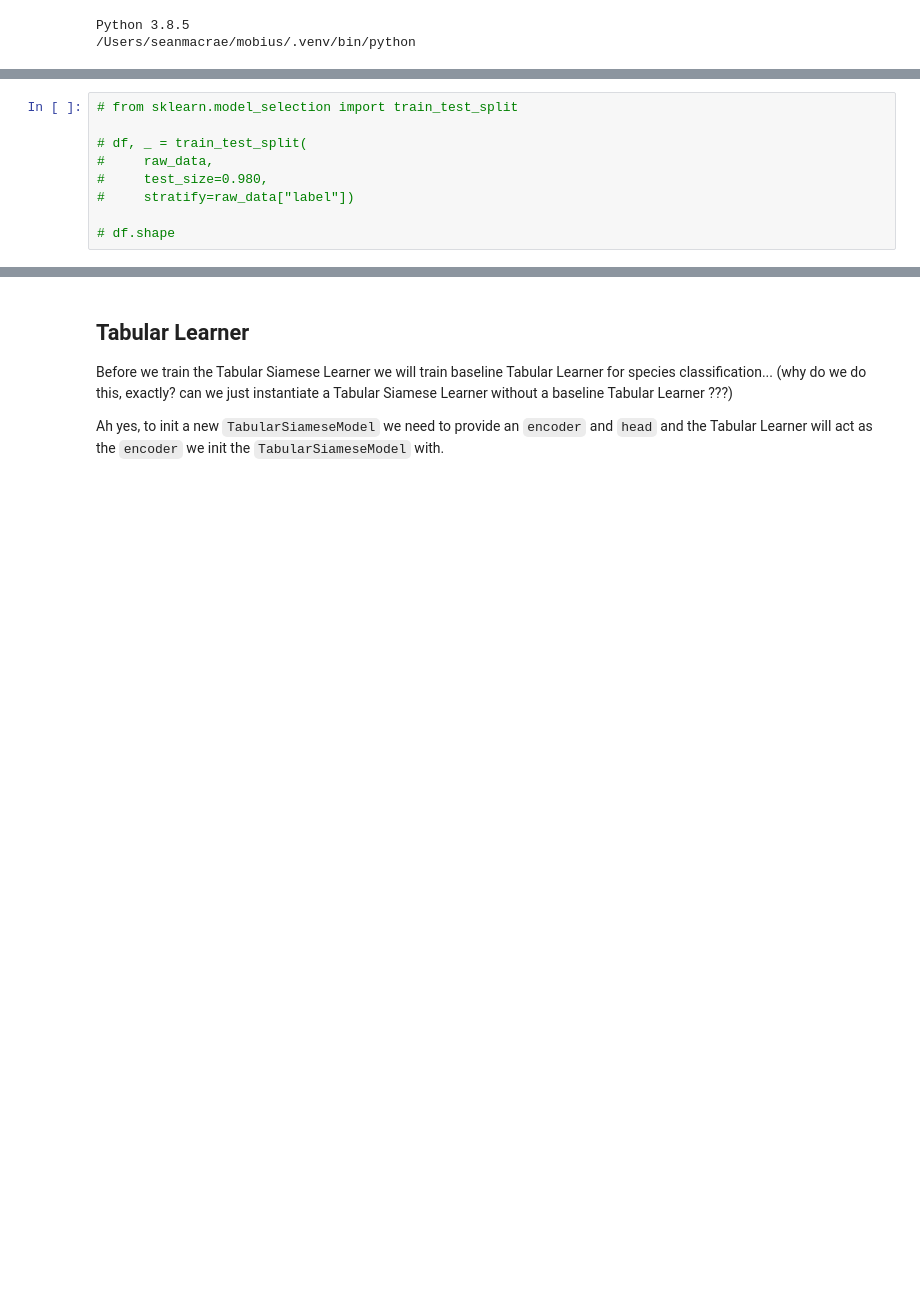
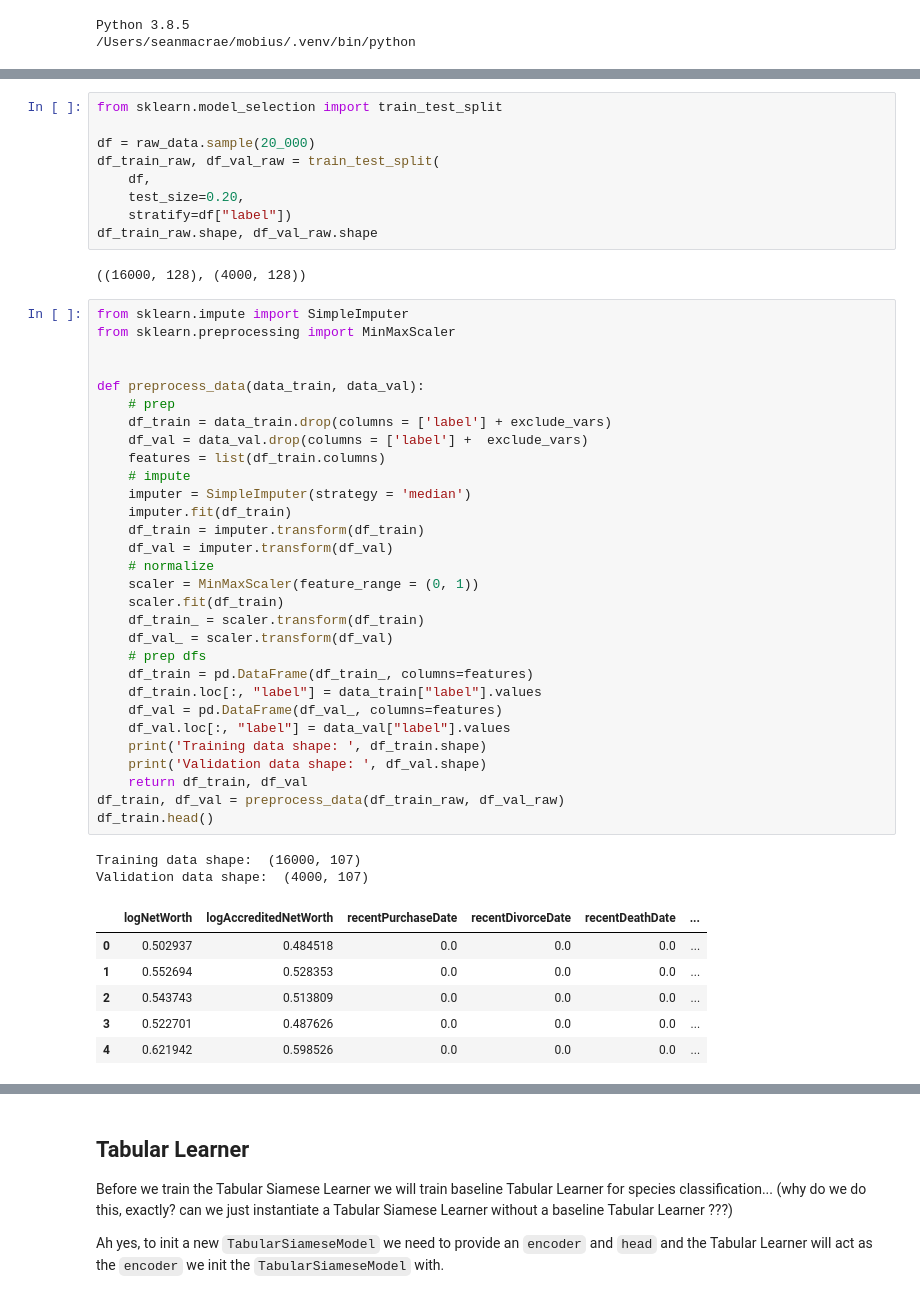
Before and after one commit to macrae/mobius, a Jupyter notebook: nbs/exp_2_windfall_hackathon.ipynb, the cells around one changed output, grey strips where cells are left out. Saved outputs shown, nothing was run; the diff lists cells and outputs as text; blank space fills up the shorter version.

```diff
--- a/nbs/exp_2_windfall_hackathon.ipynb
+++ b/nbs/exp_2_windfall_hackathon.ipynb
@@ -231,9 +105,50 @@ else:
 # %%
-# from sklearn.model_selection import train_test_split
+from sklearn.model_selection import train_test_split
 
-# df, _ = train_test_split(
-#     raw_data,
-#     test_size=0.980,
-#     stratify=raw_data["label"])
-
-# df.shape
+df = raw_data.sample(20_000)
+df_train_raw, df_val_raw = train_test_split(
+    df,
+    test_size=0.20,
+    stratify=df["label"])
+df_train_raw.shape, df_val_raw.shape
+# %% [output]
+((16000, 128), (4000, 128))
+# %%
+from sklearn.impute import SimpleImputer
+from sklearn.preprocessing import MinMaxScaler
+
+
+def preprocess_data(data_train, data_val):
+    # prep
+    df_train = data_train.drop(columns = ['label'] + exclude_vars)
+    df_val = data_val.drop(columns = ['label'] +  exclude_vars)
+    features = list(df_train.columns)
+    # impute
+    imputer = SimpleImputer(strategy = 'median')
+    imputer.fit(df_train)
+    df_train = imputer.transform(df_train)
+    df_val = imputer.transform(df_val)
+    # normalize
+    scaler = MinMaxScaler(feature_range = (0, 1))
+    scaler.fit(df_train)
+    df_train_ = scaler.transform(df_train)
+    df_val_ = scaler.transform(df_val)
+    # prep dfs
+    df_train = pd.DataFrame(df_train_, columns=features)
+    df_train.loc[:, "label"] = data_train["label"].values
+    df_val = pd.DataFrame(df_val_, columns=features)
+    df_val.loc[:, "label"] = data_val["label"].values
+    print('Training data shape: ', df_train.shape)
+    print('Validation data shape: ', df_val.shape)
+    return df_train, df_val
+df_train, df_val = preprocess_data(df_train_raw, df_val_raw)
+df_train.head()
+# %% [output]
+Training data shape:  (16000, 107)
+Validation data shape:  (4000, 107)
+|  | logNetWorth | logAccreditedNetWorth | recentPurchaseDate | recentDivorceDate | recentDeathDate | ... |
+| 0 | 0.502937 | 0.484518 | 0.0 | 0.0 | 0.0 | ... |
+| 1 | 0.552694 | 0.528353 | 0.0 | 0.0 | 0.0 | ... |
+| 2 | 0.543743 | 0.513809 | 0.0 | 0.0 | 0.0 | ... |
+| 3 | 0.522701 | 0.487626 | 0.0 | 0.0 | 0.0 | ... |
+| 4 | 0.621942 | 0.598526 | 0.0 | 0.0 | 0.0 | ... |
```
Also changed, not shown: parts of 54 cells of this notebook, 10 other files.
